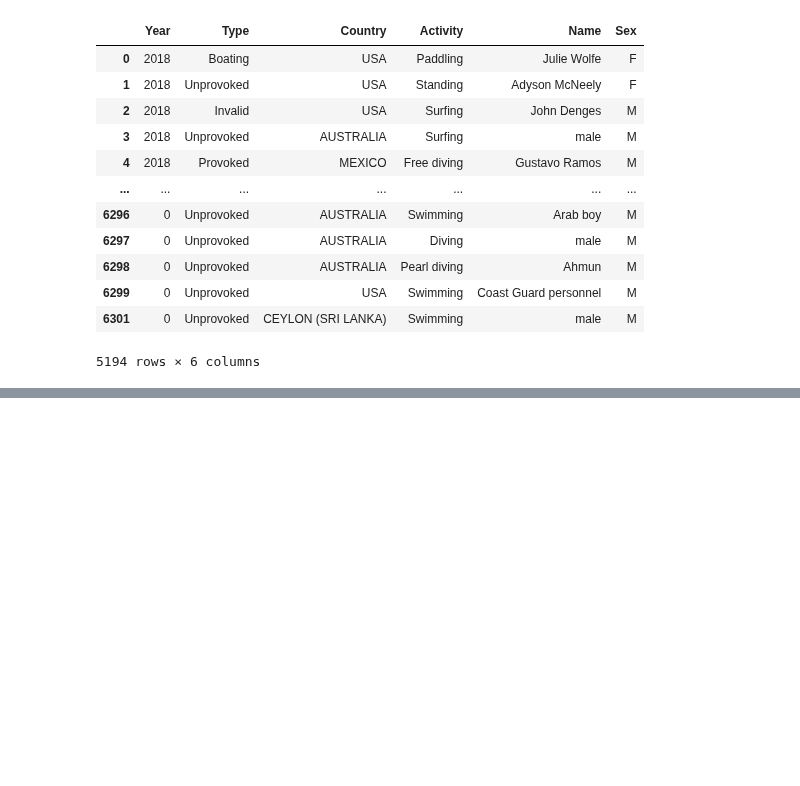
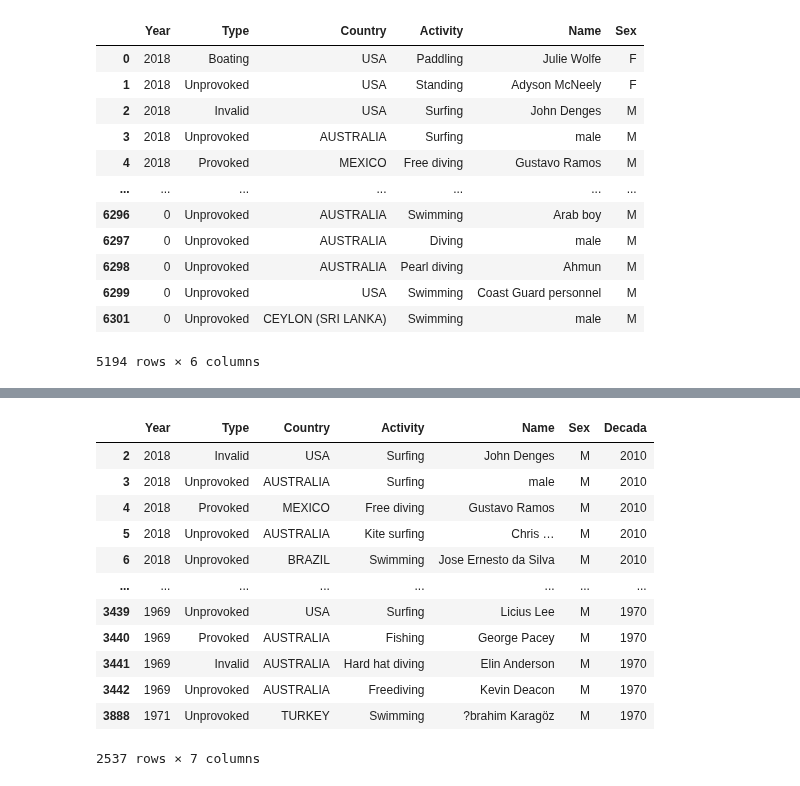
Before and after one commit to ironhack-datalabs/datamad1020, a Jupyter notebook: module-1/pandas-project/your-code/clean.ipynb, the cells around one changed output, grey strips where cells are left out. Saved outputs shown, nothing was run; the diff lists cells and outputs as text; code cells hidden in the pictures; blank space fills up the shorter version.

```diff
--- a/module-1/pandas-project/your-code/tiburones.ipynb
+++ b/module-1/pandas-project/your-code/clean.ipynb
@@ -333,3 +318,9 @@ df['Year'].value_counts()
 1978     20
 1971     19
 Name: Year, dtype: int64
+# %%
+# Agrupo los años por décadas (creo los bins) y agrego una columna llamada 'Decada' al final
+
+df['Decada'] = pd.cut(df.Year,5, labels=range(1970,2020,10))
+
+df['Decada']
@@ -335,0 +341,24 @@ Name: Year, dtype: int64
+# %%
+# Modifico el nombre de la columna Sex y elimino el espacio
+
+df = df.rename(columns={"Sex ": "Sex"})
+# %%
+# Agrupo por sexo
+
+df.groupby(['Sex'])
+
+df.groupby(['Sex']).get_group('M') # Muestra el grupo M
+# %% [output]
+|  | Year | Type | Country | Activity | Name | Sex | Decada |
+| 2 | 2018 | Invalid | USA | Surfing | John Denges | M | 2010 |
+| 3 | 2018 | Unprovoked | AUSTRALIA | Surfing | male | M | 2010 |
+| 4 | 2018 | Provoked | MEXICO | Free diving | Gustavo Ramos | M | 2010 |
+| 5 | 2018 | Unprovoked | AUSTRALIA | Kite surfing | Chris … | M | 2010 |
+| 6 | 2018 | Unprovoked | BRAZIL | Swimming | Jose Ernesto da Silva | M | 2010 |
+| ... | ... | ... | ... | ... | ... | ... | ... |
+| 3439 | 1969 | Unprovoked | USA | Surfing | Licius Lee | M | 1970 |
+| 3440 | 1969 | Provoked | AUSTRALIA | Fishing | George Pacey | M | 1970 |
+| 3441 | 1969 | Invalid | AUSTRALIA | Hard hat diving | Elin Anderson | M | 1970 |
+| 3442 | 1969 | Unprovoked | AUSTRALIA | Freediving | Kevin Deacon | M | 1970 |
+| 3888 | 1971 | Unprovoked | TURKEY | Swimming | ?brahim Karagöz | M | 1970 |
+2537 rows × 7 columns
```
Also changed, not shown: parts of 35 cells of this notebook, 1 other file.
